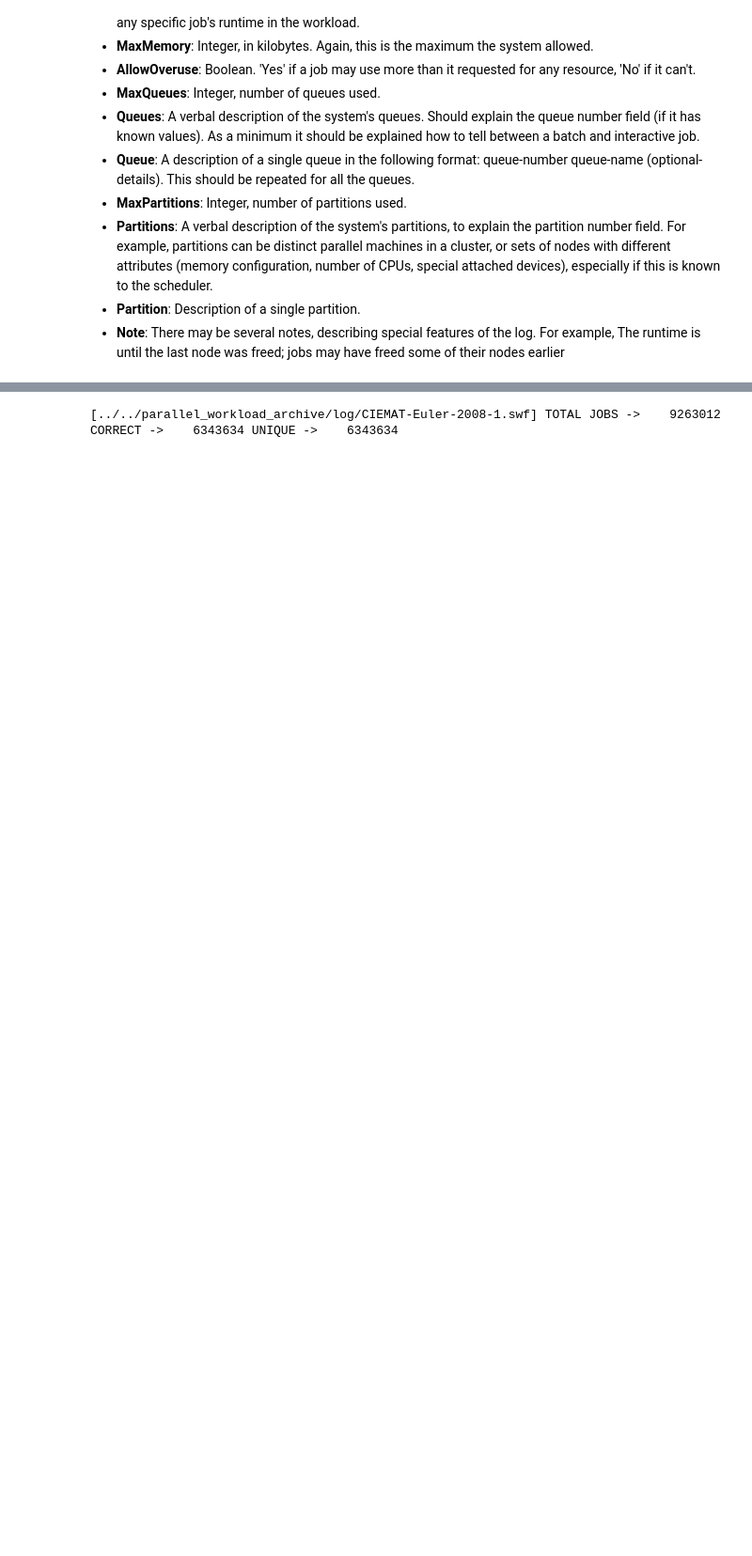
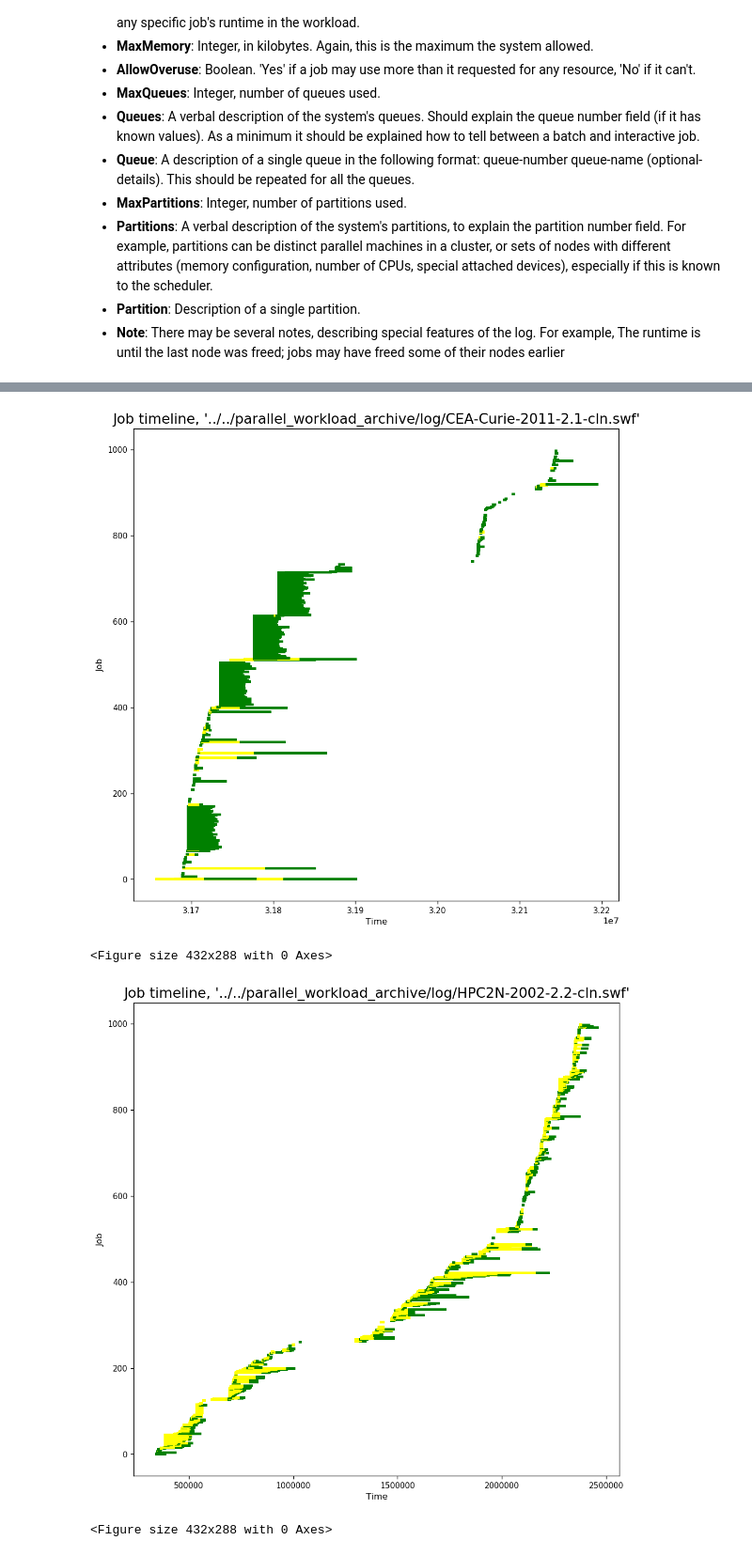
Before and after one commit to andxeg/mpi_cluster, a Jupyter notebook: log_parser/parallel_workloads_archive_parser.ipynb, the cells around one changed output, grey strips where cells are left out. Shown at 94% size. Drawn from its saved outputs; the diff is of its cells as text; code cells hidden in the pictures; blank space fills up the shorter version.

Commit message:
Added plots with job's submit+runtime distribution.

```diff
--- a/log_parser/parallel_workloads_archive_parser.ipynb
+++ b/log_parser/parallel_workloads_archive_parser.ipynb
@@ -361,7 +395,67 @@ LOG FILE '../../parallel_workload_archive/log/CIEMAT-Euler-2008-1.swf'
-# %%
-for log_file in LOG_FILES:
-    print("[%s] TOTAL JOBS -> %10d CORRECT -> %10d UNIQUE -> %10d" %
-          (log_file.path, log_file.total_jobs, log_file.correct_jobs,
-           len(set(job.fields["job"] for job in log_file.jobs))))
-# %% [output]
-[../../parallel_workload_archive/log/CIEMAT-Euler-2008-1.swf] TOTAL JOBS ->    9263012 CORRECT ->    6343634 UNIQUE ->    6343634
+# %%
+import numpy as np
+import matplotlib.pyplot as plt
+from matplotlib.lines import Line2D
+%matplotlib inline
+
+
+for log_file in LOG_FILES:
+    jobs = log_file.jobs
+
+    if len(jobs) == 0:
+        continue
+
+    fig = plt.figure(figsize=(10,10), dpi=120)
+    ax = fig.add_subplot(111)
+    plt.title("Job timeline, '%s'" % (log_file.path), fontsize=16)
+
+    for i in range(min(1000, len(jobs))):
+        id   = jobs[i].fields["job"]
+        sub  = jobs[i].fields["submit"]
+        wait = jobs[i].fields["wait"]
+        time = jobs[i].fields["runtime"]
+
+        # wait
+        X_w = [sub, sub+wait]
+        Y_w = np.zeros(len(X_w)) + i
+
+        # run
+        X_r = [sub+wait, sub+wait+time]
+        Y_r = np.zeros(len(X_r)) + i
+
+        ax.plot(X_w, Y_w, linewidth=3, color="yellow")
+        ax.plot(X_r, Y_r, linewidth=3, color="green")
+
+    # Axes, ticks and title configuration
+    plt.xlabel("Time", fontsize=10)
+    plt.ylabel("Job", fontsize=10)
+    plt.tick_params(axis='both', labelsize=9)
+    plt.show()
+
+    # Grid configuration
+    stepsize = 0.2
+    start, end = ax.get_ylim()
+    ax.yaxis.set_ticks(np.arange(0, end, stepsize))
+
+    ax.set_axisbelow(True)
+    ax.grid(which='both')
+    ax.grid(which='major', alpha=0.5)
+
+    # Form legend
+    legend_elements = []
+    legend_elements.append(
+        Line2D([], [], color="yellow", linestyle='-', label="Wait time", markersize=5))
+    legend_elements.append(
+        Line2D([], [], color="green", linestyle='-', label="Run time", markersize=5))
+
+    # Show figure
+    ax.legend(handles=legend_elements)
+    plt.tight_layout()
+    plt.show()
+    # fig.savefig('./job_timeline.png', fmt='png')
+    plt.close(fig)
+# %% [output]
+[figure, added]
+<Figure size 432x288 with 0 Axes>
+[figure, added]
+<Figure size 432x288 with 0 Axes>
```
Also changed, not shown: parts of 7 cells of this notebook.
